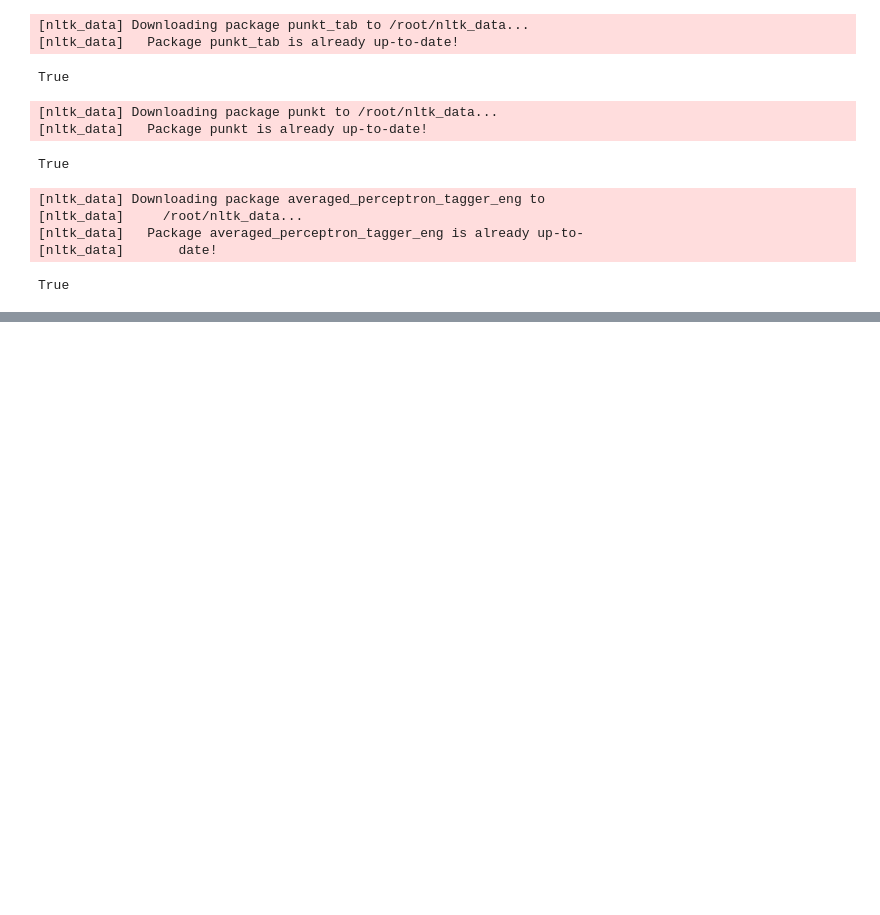
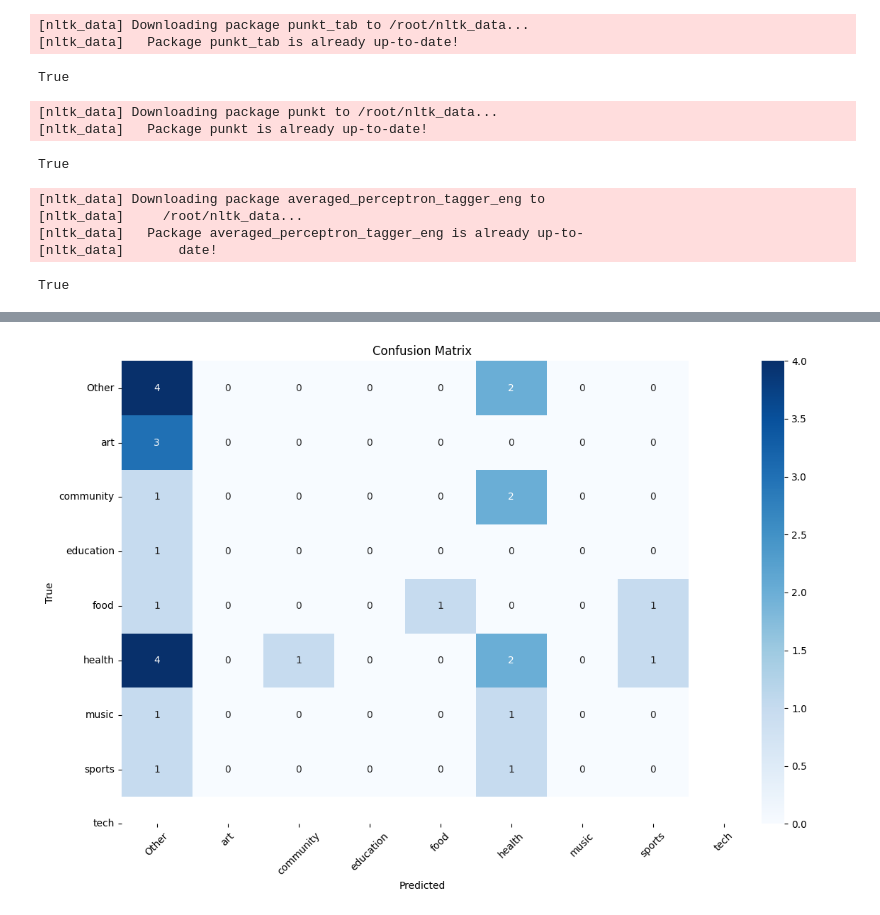
Before and after one commit to BraWler66/Event_Info_Extractor, a Jupyter notebook: Event_Info_Extractor.ipynb, the cells around one changed output, grey strips where cells are left out. Saved outputs shown, nothing was run; the diff lists cells and outputs as text; code cells hidden in the pictures; blank space fills up the shorter version.

```diff
--- a/Event_Info_Extractor.ipynb
+++ b/Event_Info_Extractor.ipynb
@@ -350,0 +393,26 @@ Text(value='Learn local history at the Historical Society Meeting on 10 march 20
+# %%
+# Prepare features
+feature_cols = ['month', 'year', 'day_of_week', 'city_encoded', 'state_encoded']
+X = df[feature_cols].values
+y = df['event_type_encoded']
+# %%
+# Split data
+X_train, X_test, y_train, y_test = train_test_split(X, y, test_size=0.2, random_state=42)
+
+# Train Random Forest model
+rf_model = RandomForestClassifier(n_estimators=100, random_state=42)
+rf_model.fit(X_train, y_train)
+
+# Make predictions
+y_pred = rf_model.predict(X_test)
+
+# Get unique labels in y_test
+unique_labels = sorted(set(y_test))
+
+# Filter target names to match unique labels
+target_names = [le_event_type.classes_[label] for label in unique_labels]
+
+# Print classification report using filtered target names
+print("\nModel Performance:")
+print(classification_report(y_test, y_pred,
+                          target_names=target_names)) # Change to filtered target names
@@ -350,0 +435,15 @@ Text(value='Learn local history at the Historical Society Meeting on 10 march 20
+# %%
+# Plot confusion matrix
+plt.figure(figsize=(12, 8))
+cm = confusion_matrix(y_test, y_pred)
+sns.heatmap(cm, annot=True, fmt='d', cmap='Blues',
+            xticklabels=le_event_type.classes_,
+            yticklabels=le_event_type.classes_)
+plt.title('Confusion Matrix')
+plt.xlabel('Predicted')
+plt.ylabel('True')
+plt.xticks(rotation=45)
+plt.tight_layout()
+plt.show()
+# %% [output]
+[figure, added]
```
Also changed, not shown: parts of 27 cells of this notebook.
